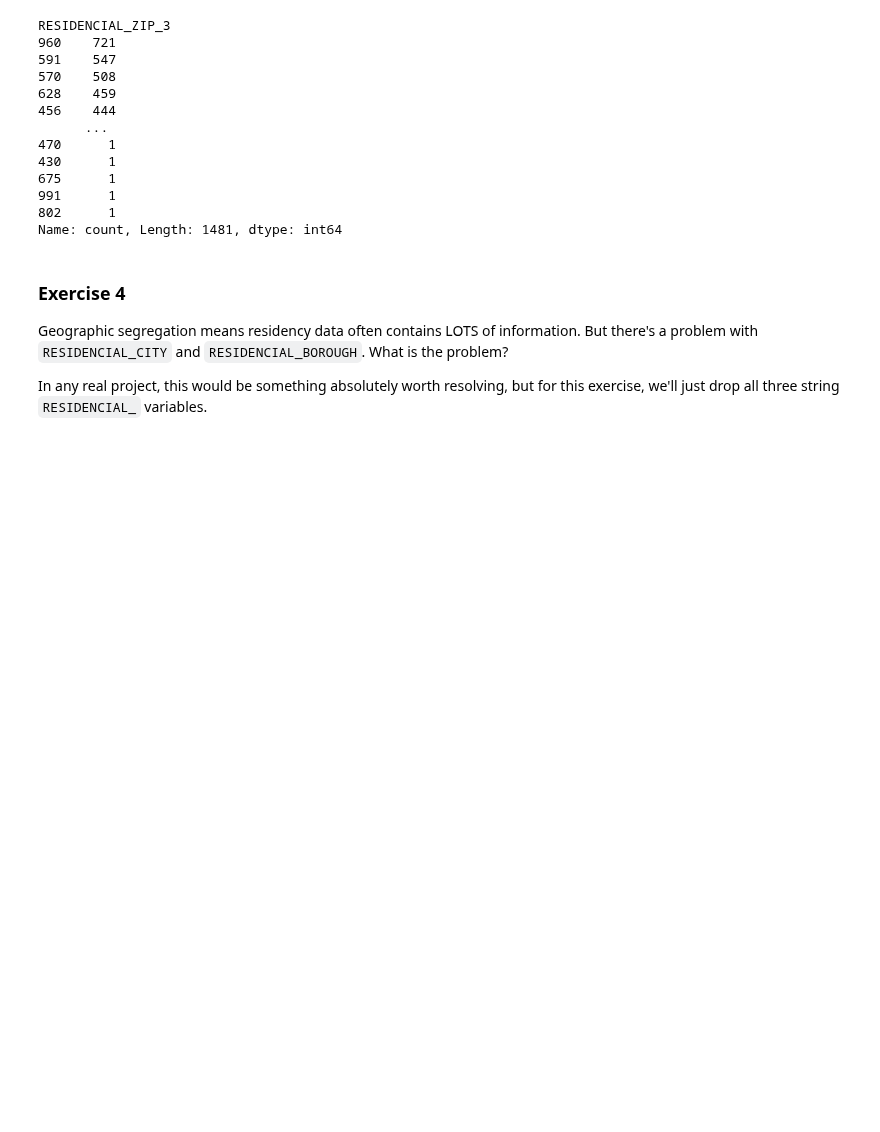
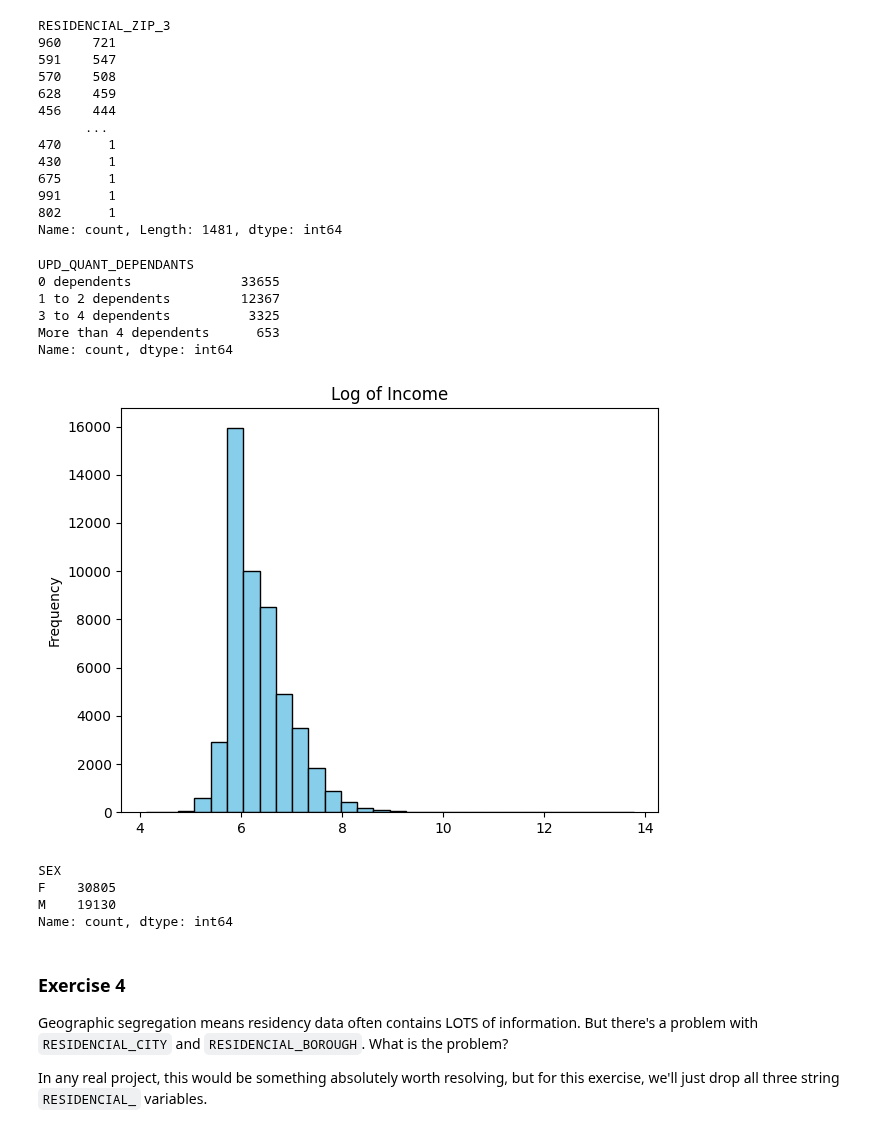
Before and after one commit to nogibjj/ZT-UDS, a Jupyter notebook: exercise_interpretable.ipynb, the cells around one changed output. Saved outputs shown, nothing was run; the diff lists cells and outputs as text; code cells hidden in the pictures; blank space fills up the shorter version.

```diff
--- a/exercise_interpretable.ipynb
+++ b/exercise_interpretable.ipynb
@@ -416,6 +416,53 @@ RESIDENCIAL_ZIP_3
 991      1
 802      1
 Name: count, Length: 1481, dtype: int64
+# %%
+"""BELOW IS THE SET OF CODES FOR TRANSFORMATION PURPOSES"""
+
+def categorize_dependents(x):
+    if x == 0:
+        return "0 dependents"
+    elif 1 <= x <= 2:
+        return "1 to 2 dependents"
+    elif 3 <= x <= 4:
+        return "3 to 4 dependents"
+    else:
+        return "More than 4 dependents"
+
+# applying the function
+df_selected['UPD_QUANT_DEPENDANTS'] = df_selected['QUANT_DEPENDANTS'].apply(categorize_dependents)
+df_selected
+
+print(df_selected['UPD_QUANT_DEPENDANTS'].value_counts())
+# %% [output]
+UPD_QUANT_DEPENDANTS
+0 dependents              33655
+1 to 2 dependents         12367
+3 to 4 dependents          3325
+More than 4 dependents      653
+Name: count, dtype: int64
+# %%
+df_selected['LOG_PERSONAL_MONTHLY_INCOME'] = np.log(df_selected['PERSONAL_MONTHLY_INCOME'] + 1)
+
+fig, ax = plt.subplots()
+ax.hist(df_selected['LOG_PERSONAL_MONTHLY_INCOME'], bins=30, color='skyblue', edgecolor='black')
+ax.set_title('Log of Income')
+ax.set_ylabel('Frequency')
+
+plt.tight_layout()
+plt.show()
+# %% [output]
+[figure, added]
+# %%
+valid_sex_categories = ['F', 'M']
+df_selected['SEX'] = df_selected['SEX'].apply(lambda x: x if x in valid_sex_categories else np.nan)
+
+print(df_selected['SEX'].value_counts())
+# %% [output]
+SEX
+F    30805
+M    19130
+Name: count, dtype: int64
 # %% [markdown]
 ### Exercise 4
 
```
